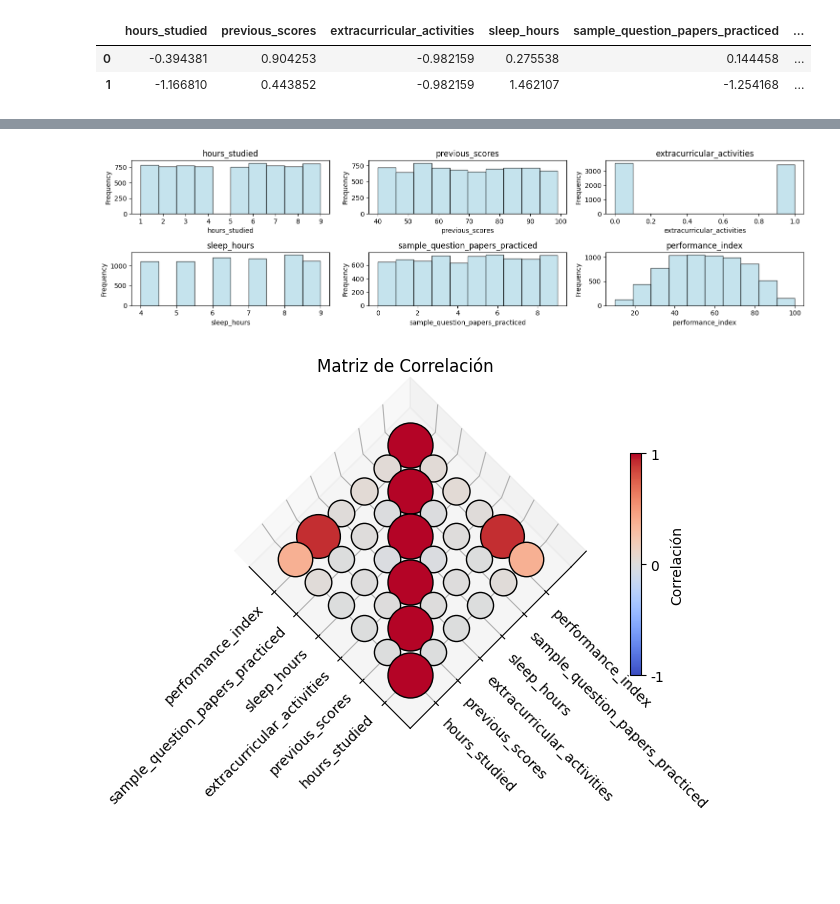
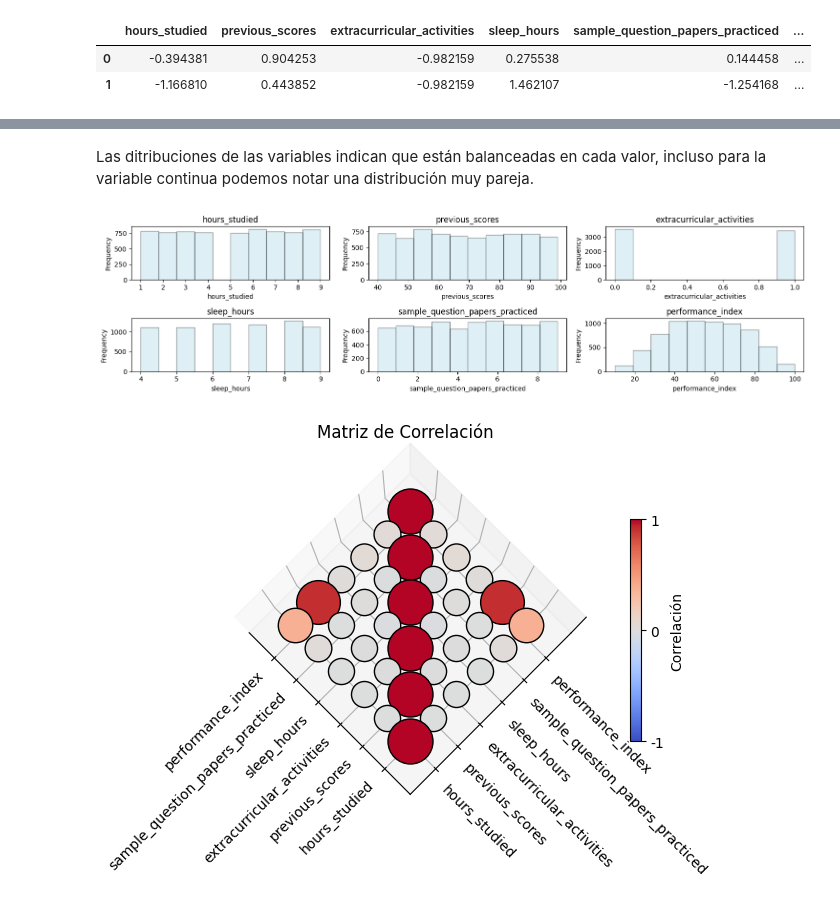
Before and after one commit to amaranto/aa2, a Jupyter notebook: ej1/ej1.ipynb, the cells around one changed output, grey strips where cells are left out. Drawn from its saved outputs; the diff is of its cells as text; code cells hidden in the pictures; blank space fills up the shorter version.

```diff
--- a/ej1/ej1.ipynb
+++ b/ej1/ej1.ipynb
@@ -312,18 +369,20 @@ plot_boxplot(df_train, cols=[ c for c in df_train.columns if c != "Class" ], max
 <Figure size 640x480 with 0 Axes>
+# %% [markdown]
+Las ditribuciones de las variables indican que están balanceadas en cada valor, incluso para la variable continua podemos notar una distribución muy pareja.
 # %%
 fig, axs = plt.subplots(2, 3, figsize=(15, 4))
 
 axs = axs.flatten()
 for i, column in enumerate(df_train.columns):
-    axs[i].hist(df_train[column], color='lightblue', edgecolor='black', alpha=0.7)  # Create histogram with pastel colors and transparency
-    axs[i].set_title(column)  # Set the title for each subplot
-    axs[i].set_xlabel(column)  # Set x-label
-    axs[i].set_ylabel('Frequency')  # Set y-label
+    axs[i].hist(df_train[column], color='lightblue', edgecolor='black', alpha=0.4)
+    axs[i].set_title(column)
+    axs[i].set_xlabel(column)
+    axs[i].set_ylabel('Frequency')
 
 plt.tight_layout()
 plt.show()
 # %% [output]
-[figure, old version]
+[figure, new version]
 # %%
 corr = df_train_scaled.corr()
 
```
Also changed, not shown: parts of 44 cells of this notebook.
